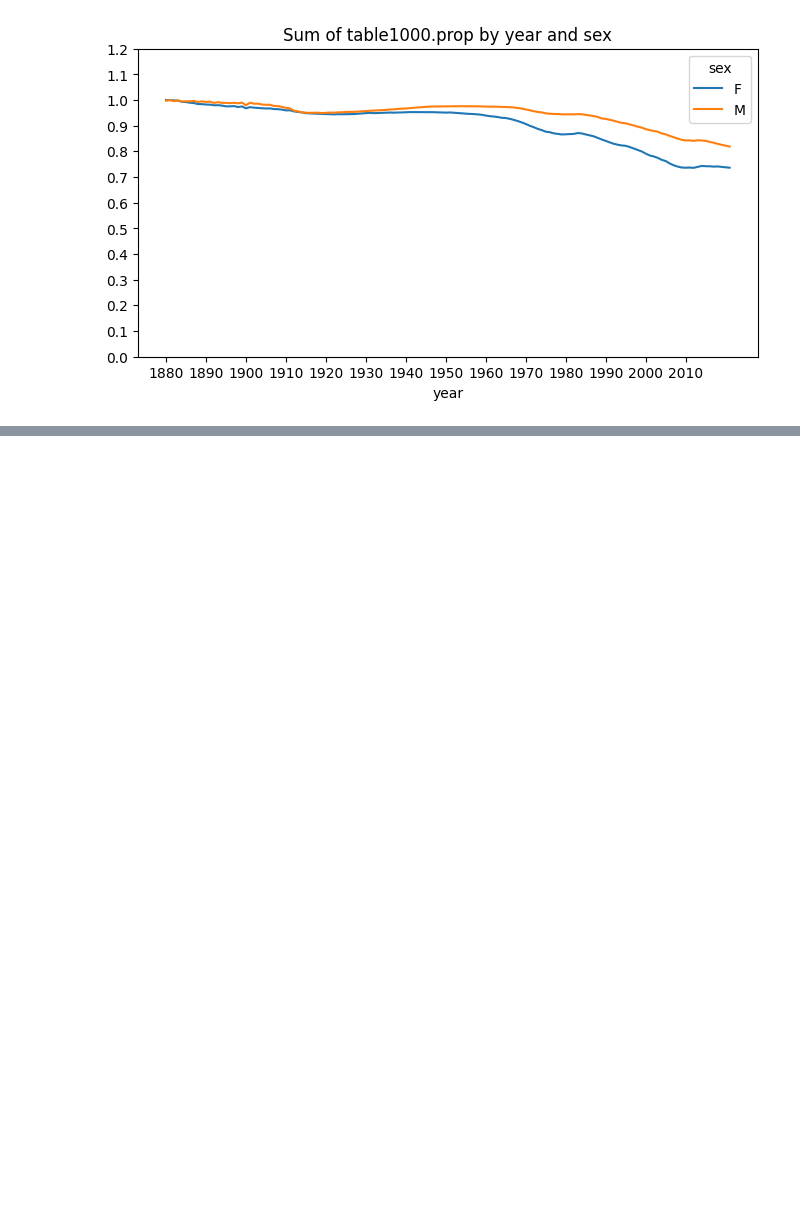
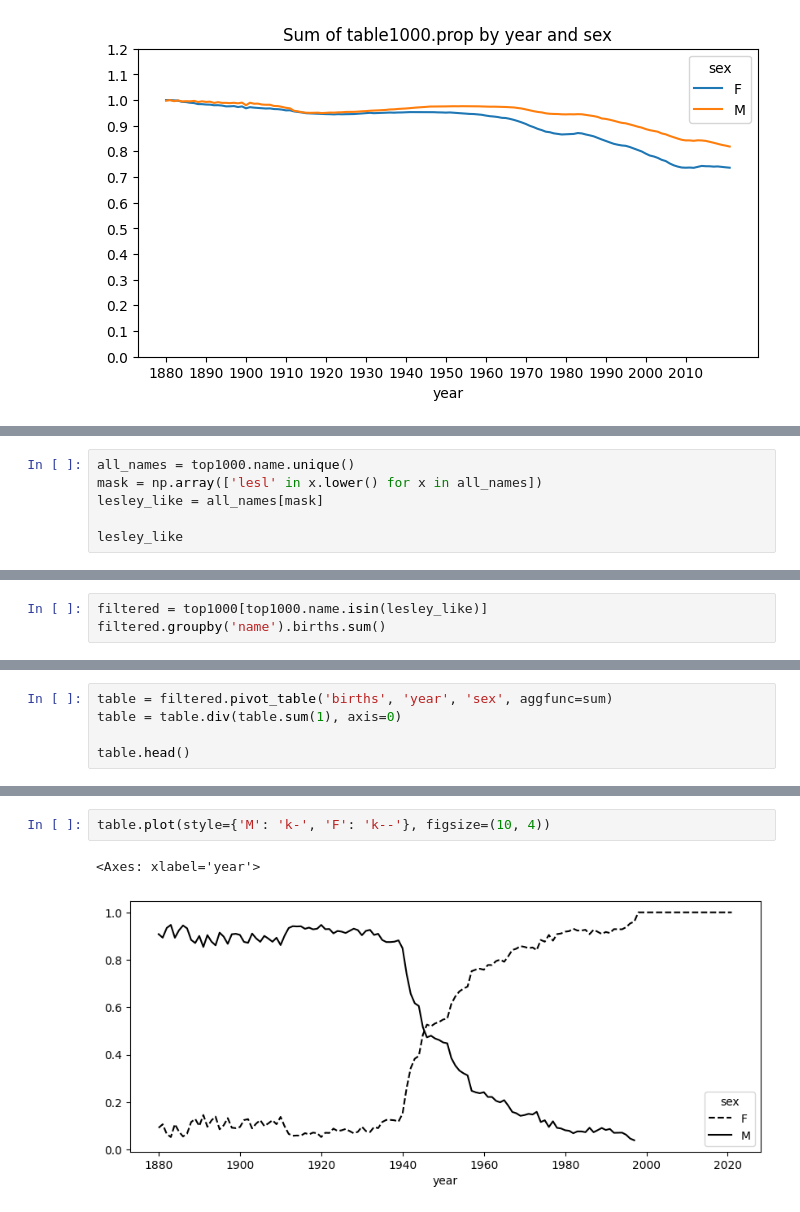
Before and after one commit to WttchPG/PythonForDataAnalysis, a Jupyter notebook: 引言.ipynb, the cells around one changed output, grey strips where cells are left out. Saved outputs shown, nothing was run; the diff lists cells and outputs as text; blank space fills up the shorter version.

```diff
--- a/引言.ipynb
+++ b/引言.ipynb
@@ -627,0 +774,6 @@ table.plot(title="Sum of table1000.prop by year and sex", figsize=(8, 4), yticks
+# %%
+all_names = top1000.name.unique()
+mask = np.array(['lesl' in x.lower() for x in all_names])
+lesley_like = all_names[mask]
+
+lesley_like
@@ -627,0 +782,3 @@ table.plot(title="Sum of table1000.prop by year and sex", figsize=(8, 4), yticks
+# %%
+filtered = top1000[top1000.name.isin(lesley_like)]
+filtered.groupby('name').births.sum()
@@ -627,0 +793,5 @@ table.plot(title="Sum of table1000.prop by year and sex", figsize=(8, 4), yticks
+# %%
+table = filtered.pivot_table('births', 'year', 'sex', aggfunc=sum)
+table = table.div(table.sum(1), axis=0)
+
+table.head()
@@ -627,0 +806,5 @@ table.plot(title="Sum of table1000.prop by year and sex", figsize=(8, 4), yticks
+# %%
+table.plot(style={'M': 'k-', 'F': 'k--'}, figsize=(10, 4))
+# %% [output]
+<Axes: xlabel='year'>
+[figure, added]
```
Also changed, not shown: parts of 20 cells of this notebook.
